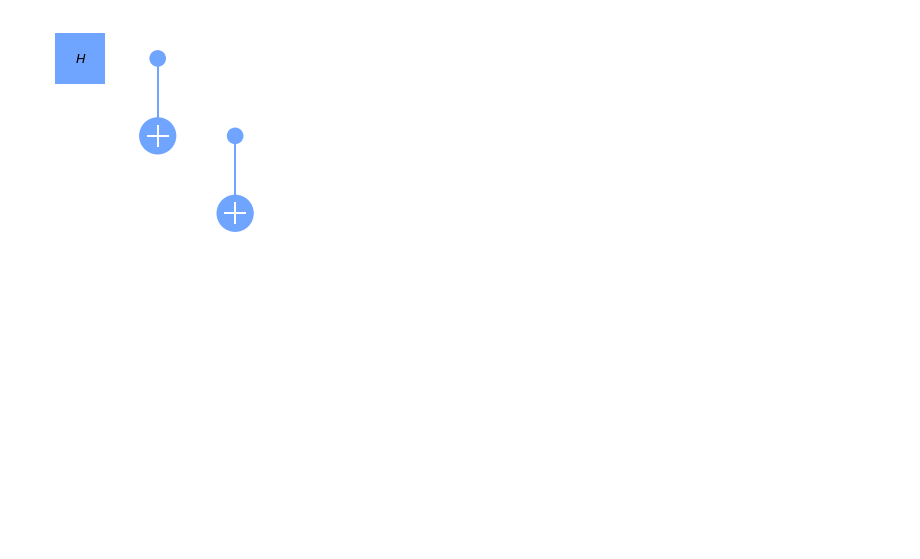
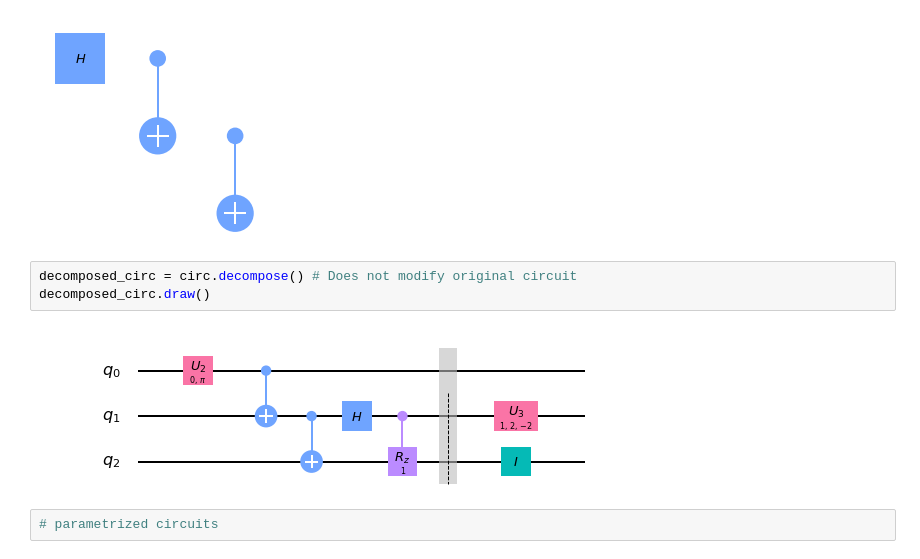
Before and after one commit to ertogrul/q-way, a Jupyter notebook: 204-advanced_circuits.ipynb, the cells around one changed output. Cells and saved outputs as stored; diff of their text form; blank space fills up the shorter version.

```diff
--- a/204-advanced_circuits.ipynb
+++ b/204-advanced_circuits.ipynb
@@ -43,3 +43,10 @@ circ.draw()
 # %% [output]
 AttributeError: 'Instruction' object has no attribute 'label'
 [figure]
+# %%
+decomposed_circ = circ.decompose() # Does not modify original circuit
+decomposed_circ.draw()
+# %% [output]
+[figure, added]
+# %%
+# parametrized circuits
```
Also changed, not shown: parts of 1 cell of this notebook.
